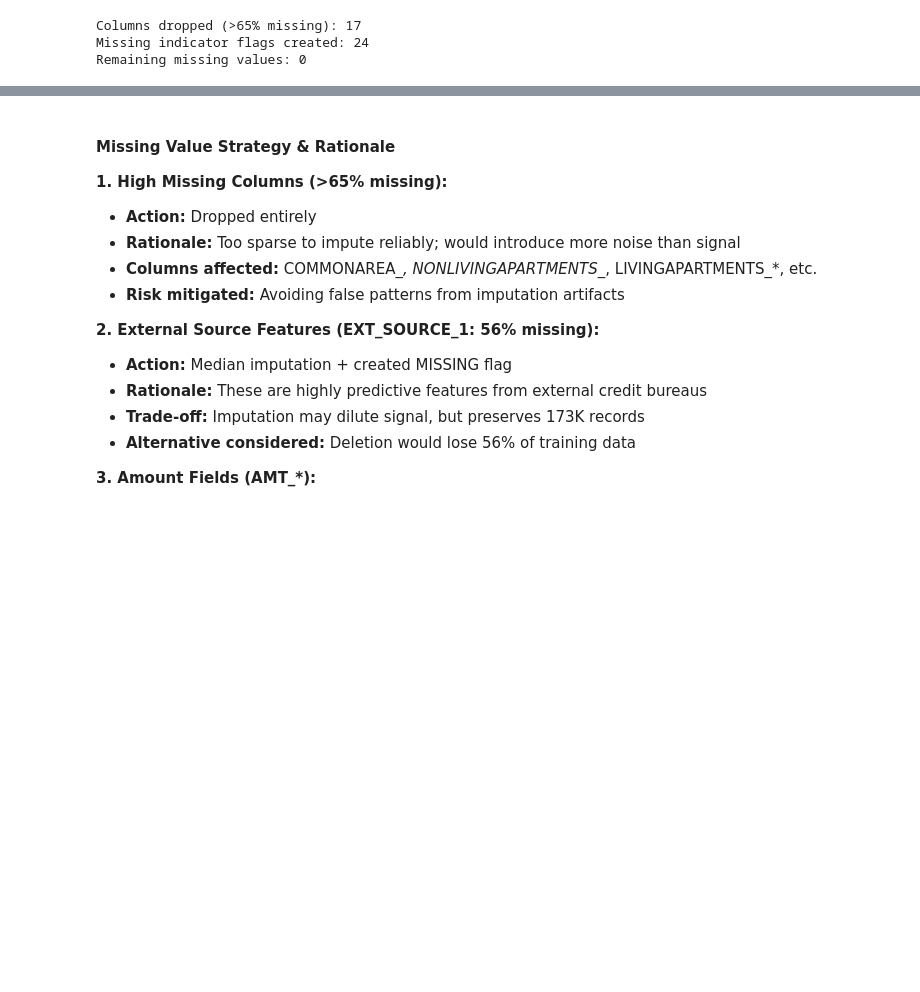
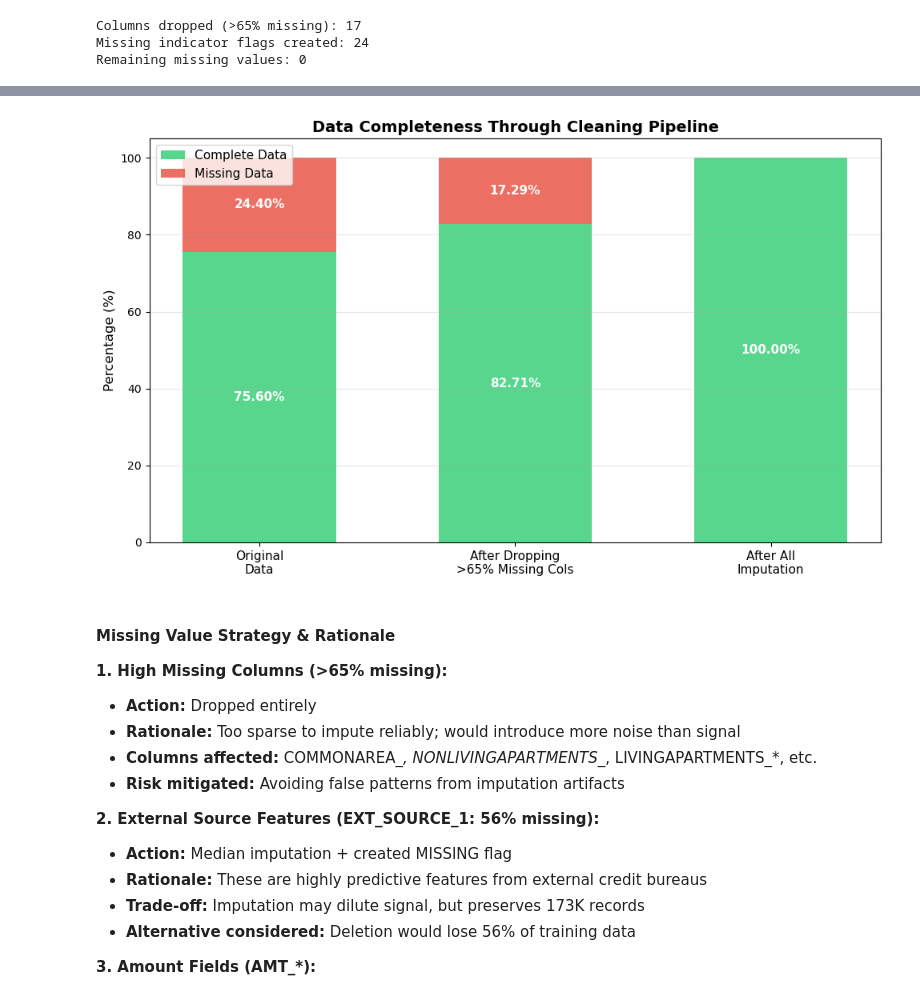
Before and after one commit to louisasss/Data230_GroupProject, a Jupyter notebook: GroupProject_DataCleaning.ipynb, the cells around one changed output, grey strips where cells are left out. Saved outputs shown, nothing was run; the diff lists cells and outputs as text; code cells hidden in the pictures; blank space fills up the shorter version.

```diff
--- a/GroupProject_DataCleaning.ipynb
+++ b/GroupProject_DataCleaning.ipynb
@@ -205,3 +274,41 @@ Remaining missing values: 0
+# %%
+stages = ['Original\nData', 'After Dropping\n>65% Missing Cols', 'After All\nImputation']
+completeness = [
+    (1 - train_app.isnull().sum().sum() / train_app.size) * 100,
+    (1 - train_app.drop(columns=cols_to_drop).isnull().sum().sum() /
+     train_app.drop(columns=cols_to_drop).size) * 100,
+    100.0
+]
+missing_pct = [100 - c for c in completeness]
+
+fig, ax = plt.subplots(figsize=(10, 6))
+x = np.arange(len(stages))
+width = 0.6
+
+# Stacked bars
+p1 = ax.bar(x, completeness, width, label='Complete Data', color='#2ecc71', alpha=0.8)
+p2 = ax.bar(x, missing_pct, width, bottom=completeness, label='Missing Data', color='#e74c3c', alpha=0.8)
+
+# Add percentage labels
+for i, (comp, miss) in enumerate(zip(completeness, missing_pct)):
+    ax.text(i, comp/2, f'{comp:.2f}%', ha='center', va='center',
+            fontweight='bold', fontsize=11, color='white')
+    if miss > 0.1:
+        ax.text(i, comp + miss/2, f'{miss:.2f}%', ha='center', va='center',
+                fontweight='bold', fontsize=11, color='white')
+
+ax.set_ylabel('Percentage (%)', fontsize=12)
+ax.set_title('Data Completeness Through Cleaning Pipeline', fontsize=14, fontweight='bold')
+ax.set_xticks(x)
+ax.set_xticklabels(stages, fontsize=11)
+ax.legend(loc='upper left', fontsize=11)
+ax.set_ylim(0, 105)
+ax.grid(axis='y', alpha=0.3)
+
+plt.tight_layout()
+plt.show()
+# %% [output]
+[figure, added]
 # %% [markdown]
 #### Missing Value Strategy & Rationale
 
```
Also changed, not shown: parts of 13 cells of this notebook.
